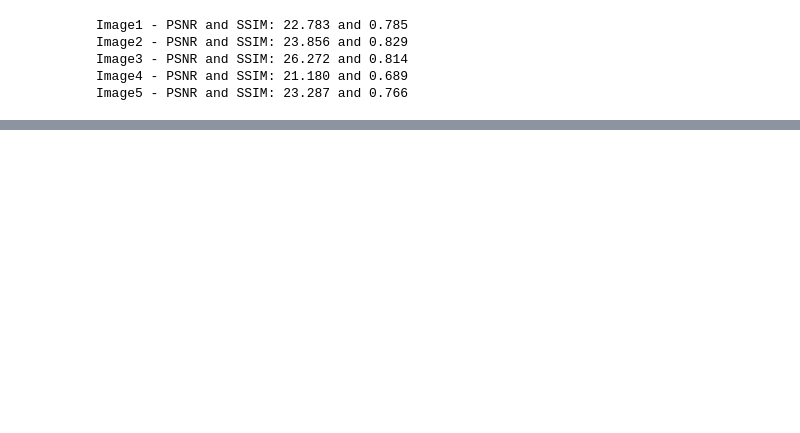
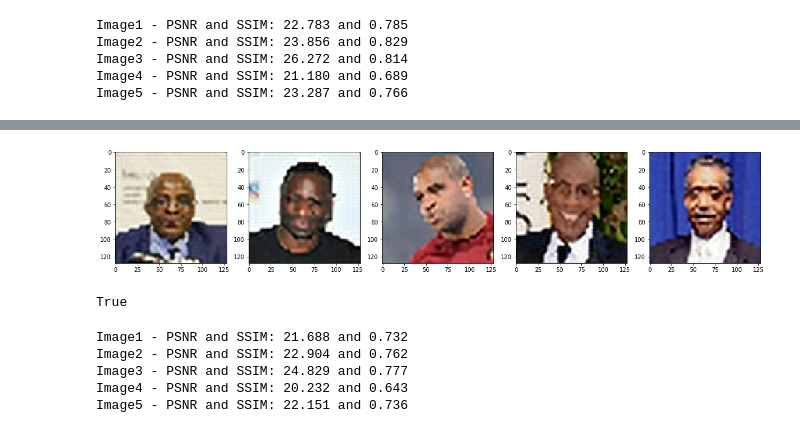
Before and after one commit to angelomenezes/3DFaceReconstruction, a Jupyter notebook: down_sampling_ex.ipynb, the cells around one changed output, grey strips where cells are left out. Drawn from its saved outputs; the diff is of its cells as text; code cells hidden in the pictures; blank space fills up the shorter version.

```diff
--- a/down_sampling_ex.ipynb
+++ b/down_sampling_ex.ipynb
@@ -126,0 +157,34 @@ True
+# %%
+# Upscaling images with SubPixelCNN
+
+up_CNN_img1 = super_resolve('test_images_32/img1.png')
+up_CNN_img2 = super_resolve('test_images_32/img2.png')
+up_CNN_img3 = super_resolve('test_images_32/img3.png')
+up_CNN_img4 = super_resolve('test_images_32/img4.png')
+up_CNN_img5 = super_resolve('test_images_32/img5.png')
+
+comparing_images(up_CNN_img1, up_CNN_img2, up_CNN_img3, up_CNN_img4, up_CNN_img5)
+# %% [output]
+[figure, added]
+# %%
+cv2.imwrite('test_images_128_CNN/img1.png', up_CNN_img1[...,::-1])
+cv2.imwrite('test_images_128_CNN/img2.png', up_CNN_img2[...,::-1])
+cv2.imwrite('test_images_128_CNN/img3.png', up_CNN_img3[...,::-1])
+cv2.imwrite('test_images_128_CNN/img4.png', up_CNN_img4[...,::-1])
+cv2.imwrite('test_images_128_CNN/img5.png', up_CNN_img5[...,::-1])
+# %% [output]
+True
+# %%
+# PSNR and SSIM - SubPixel CNN
+
+print('Image1 - PSNR and SSIM: %.3f and %.3f' %(psnr(reference_img1, up_CNN_img1), ssim(reference_img1, up_CNN_img1, multichannel=True)))
+print('Image2 - PSNR and SSIM: %.3f and %.3f' %(psnr(reference_img2, up_CNN_img2), ssim(reference_img2, up_CNN_img2, multichannel=True)))
+print('Image3 - PSNR and SSIM: %.3f and %.3f' %(psnr(reference_img3, up_CNN_img3), ssim(reference_img3, up_CNN_img3, multichannel=True)))
+print('Image4 - PSNR and SSIM: %.3f and %.3f' %(psnr(reference_img4, up_CNN_img4), ssim(reference_img4, up_CNN_img4, multichannel=True)))
+print('Image5 - PSNR and SSIM: %.3f and %.3f' %(psnr(reference_img5, up_CNN_img5), ssim(reference_img5, up_CNN_img5, multichannel=True)))
+# %% [output]
+Image1 - PSNR and SSIM: 21.688 and 0.732
+Image2 - PSNR and SSIM: 22.904 and 0.762
+Image3 - PSNR and SSIM: 24.829 and 0.777
+Image4 - PSNR and SSIM: 20.232 and 0.643
+Image5 - PSNR and SSIM: 22.151 and 0.736
```
Also changed, not shown: parts of 6 cells of this notebook, 42 other files.
